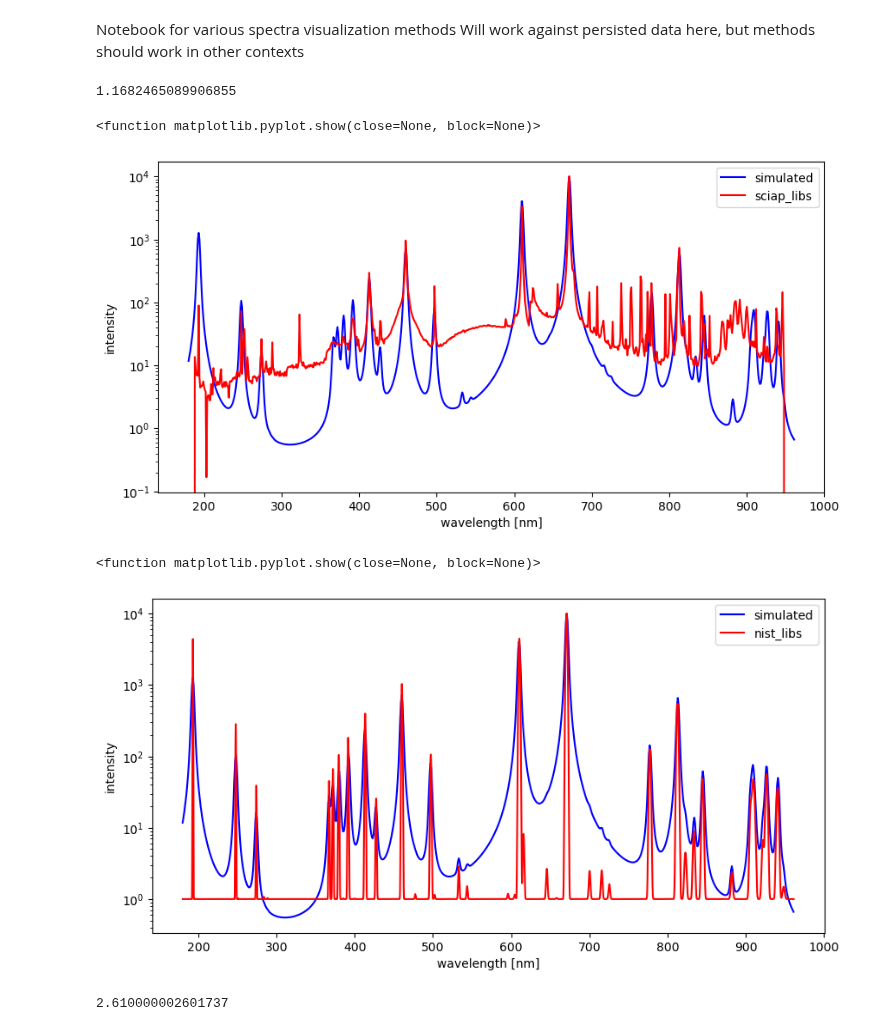
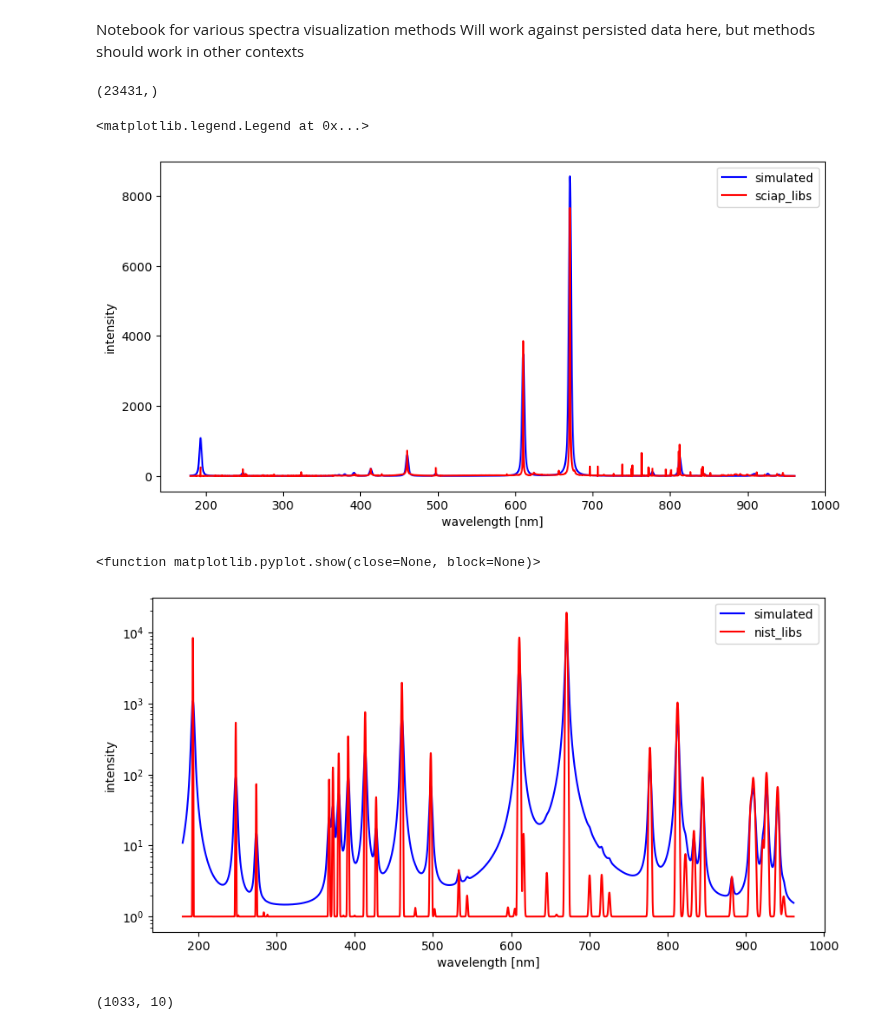
Before and after one commit to MWhitta/phaseMAP, a Jupyter notebook: util/spec_vis.ipynb, the cells around one changed output. Saved outputs shown, nothing was run; the diff lists cells and outputs as text; code cells hidden in the pictures.

Commit message:
hi resolution spec and line fitting. Line interference by element

```diff
--- a/util/spec_vis.ipynb
+++ b/util/spec_vis.ipynb
@@ -40,29 +31,24 @@ x_spec = sciapp_mult * x_spec
-# %%
-#location of max Li peak on simulated
-wave[np.argmax(lines_dict['Li'])] #671 nm
-lines_dict['Li'][np.argmax(lines_dict['Li'])] #41005.8, line height > voigt max?
-np.argmax(spec_dict['comp']) + 180 #671
-nist_mult = 10000 / np.max(spec_dict['comp'])
-nist_mult #1.1682
-# %% [output]
-1.1682465089906855
+# %%
+libs_intens.shape
+# %% [output]
+(23431,)
 # %%
 #Look at an apples to apples scaling
-nist_spec = nist_mult * spec_dict['comp']
+nist_spec = spec_dict['comp']
 
 f = plt.figure()
 f.set_figwidth(10)
 f.set_figheight(5)
 plt.plot(wave, nist_spec, color='blue', label='simulated')
-plt.plot(wave,x_spec, color='red', label='sciap_libs')
+plt.plot(libs_wave,libs_intens, color='red', label='sciap_libs')
 plt.xlabel('wavelength [nm]')
 plt.ylabel('intensity')
-plt.yscale('log')
+#plt.yscale('log')
 plt.legend()
-plt.show
+#plt.show
 # %% [output]
-<function matplotlib.pyplot.show(close=None, block=None)>
+<matplotlib.legend.Legend at 0x...>
-[figure, old version]
+[figure, new version]
 # %%
 #Read in the nist website libs data for Li2CO3 for comparison too
 nist_libs = np.genfromtxt(datapath / "nist_libs/Li2CO3_nist_libs.csv", delimiter=',', skip_header=1, filling_values=0)
@@ -77,19 +56,26 @@ nist_scaled = nist_libs[:,1] * nist_scale
 f = plt.figure()
 f.set_figwidth(10)
 f.set_figheight(5)
-plt.plot(wave, nist_spec, color='blue', label='simulated')
-plt.plot(nist_libs[:,0],nist_scaled +1, color='red', label='nist_libs')
+
+plt.plot(wave, nist_spec+1, color='blue', label='simulated')
+plt.plot(nist_libs[:,0],nist_libs[:,1]+1, color='red', label='nist_libs')
 plt.xlabel('wavelength [nm]')
 plt.ylabel('intensity')
 #plt.xlim([190, 950]) #note data may go beyond this range
 plt.yscale('log')
 plt.legend()
 plt.show
+#can see the lines->peaks used by NIST much tighter than our default
 # %% [output]
 <function matplotlib.pyplot.show(close=None, block=None)>
-[figure, old version]
+[figure, new version]
 # %%
 #compare the sum of lines coming back to the nist lines for Li2CO3. Should be same
 nist_lines = np.genfromtxt(datapath / "nist_libs/Li2CO3_nist_lines.csv", delimiter=',', skip_header=1, filling_values=0)
+# %%
+len(nist_lines)
+nist_lines.shape
+# %% [output]
+(1033, 10)
 # %%
 #aggregate all the intensities to a single sum for each wavelength
@@ -101,4 +92,0 @@ for i in range(len(line_wl)):
-# %%
-np.max(lines_dict['comp'] - nist_int) #2.610000002601737 very close!
-# %% [output]
-2.610000002601737
```
Also changed, not shown: parts of 10 cells of this notebook, 4 other files.
